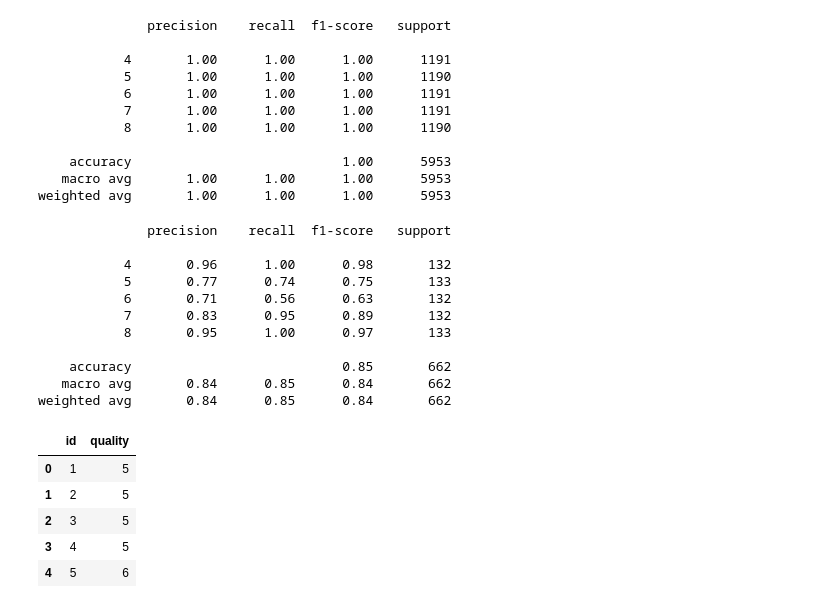
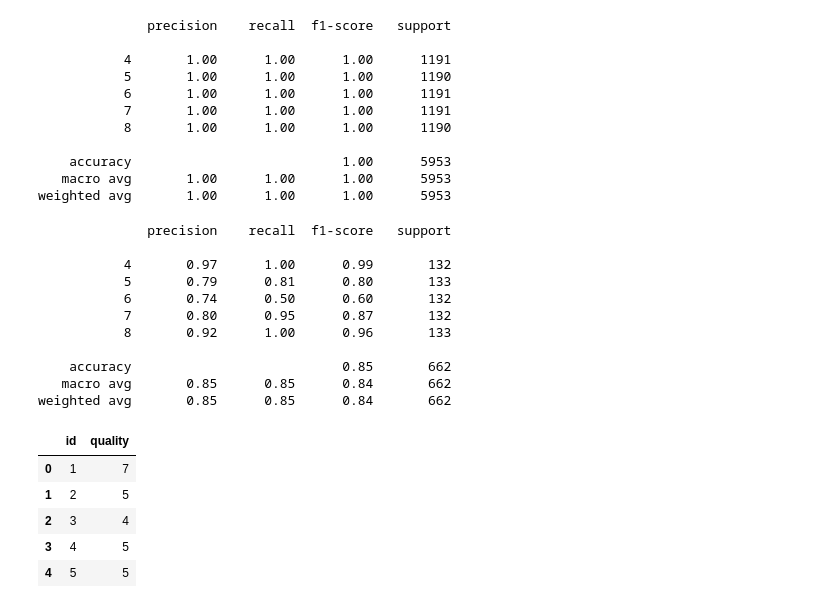
Before and after one commit to Jeong-Beom/TIL, a Jupyter notebook: Self-Study/복습 및 자습/DACON/와인 품질 분류 경진대회(Basic)/Model(이상치제거).ipynb, the cells around one changed output. Cells and saved outputs as stored; diff of their text form; code cells hidden in the pictures.

```diff
--- a/Self-Study/복습 및 자습/DACON/와인 품질 분류 경진대회(Basic)/Model(이상치제거).ipynb
+++ b/Self-Study/복습 및 자습/DACON/와인 품질 분류 경진대회(Basic)/Model(이상치제거).ipynb
@@ -218,0 +225,13 @@ plt.show()
+# %%
+# 다중공선성 축소를 위한 PCA진행
+from sklearn.decomposition import PCA
+pca = PCA(n_components = 7) # 주성분을 몇개로 할지 결정
+train_quality = list(train['quality'])
+printcipalComponents1 = pca.fit_transform(train[val_list])
+printcipalComponents2 = pca.fit_transform(test[val_list])
+train = pd.DataFrame(data=printcipalComponents1, columns = [f'{i+1}'for i in range(7)])
+train['quality'] = train_quality
+test = pd.DataFrame(data=printcipalComponents2, columns = [f'{i+1}'for i in range(7)])
+val_list = [f'{i+1}'for i in range(7)]
+print(pca.explained_variance_ratio_) # 각각의 설명력을 표현
+sum(pca.explained_variance_ratio_)
@@ -506,26 +542,26 @@ print(classification_report(y_test, model.predict(X_test)))
 # %% [output]
               precision    recall  f1-score   support
 
-           4       0.96      1.00      0.98       132
-           5       0.77      0.74      0.75       133
-           6       0.71      0.56      0.63       132
-           7       0.83      0.95      0.89       132
-           8       0.95      1.00      0.97       133
+           4       0.97      1.00      0.99       132
+           5       0.79      0.81      0.80       133
+           6       0.74      0.50      0.60       132
+           7       0.80      0.95      0.87       132
+           8       0.92      1.00      0.96       133
 
     accuracy                           0.85       662
-   macro avg       0.84      0.85      0.84       662
-weighted avg       0.84      0.85      0.84       662
+   macro avg       0.85      0.85      0.84       662
+weighted avg       0.85      0.85      0.84       662
 # %%
 # 정답파일 작성
 predict = pd.read_csv(PATH + '\\sample_submission.csv')
 len(predict), len(test)
 predict.quality = model.predict(test[val_list])
-predict.to_csv(PATH + 'sample_submission(DT03).csv', index = False)
-pd.read_csv(PATH + 'sample_submission(DT03).csv').head()
+predict.to_csv(PATH + 'sample_submission(DT).csv', index = False)
+pd.read_csv(PATH + 'sample_submission(DT).csv').head()
 # %% [output]
 |  | id | quality |
-| 0 | 1 | 5 |
+| 0 | 1 | 7 |
 | 1 | 2 | 5 |
-| 2 | 3 | 5 |
+| 2 | 3 | 4 |
 | 3 | 4 | 5 |
-| 4 | 5 | 6 |
+| 4 | 5 | 5 |
```
Also changed, not shown: parts of 21 cells of this notebook.
